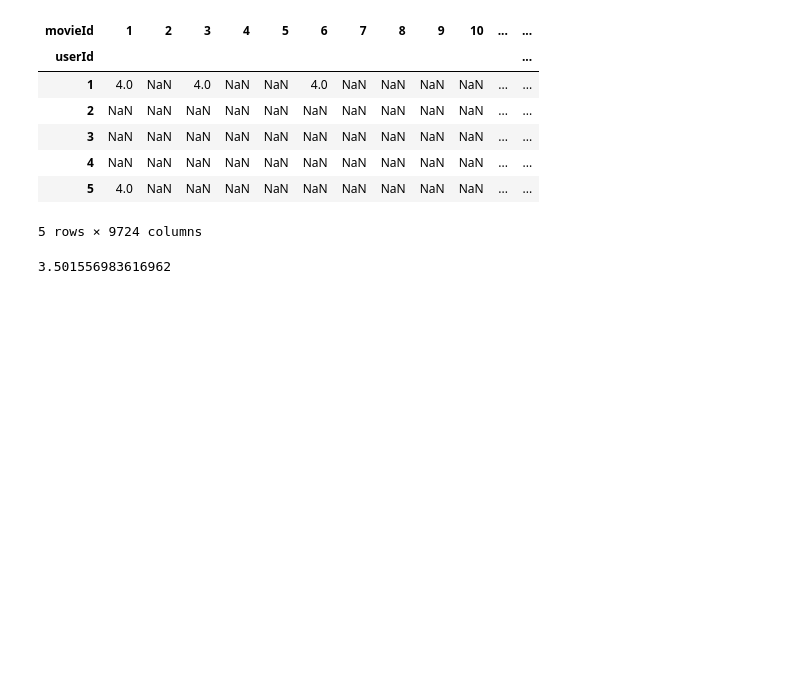
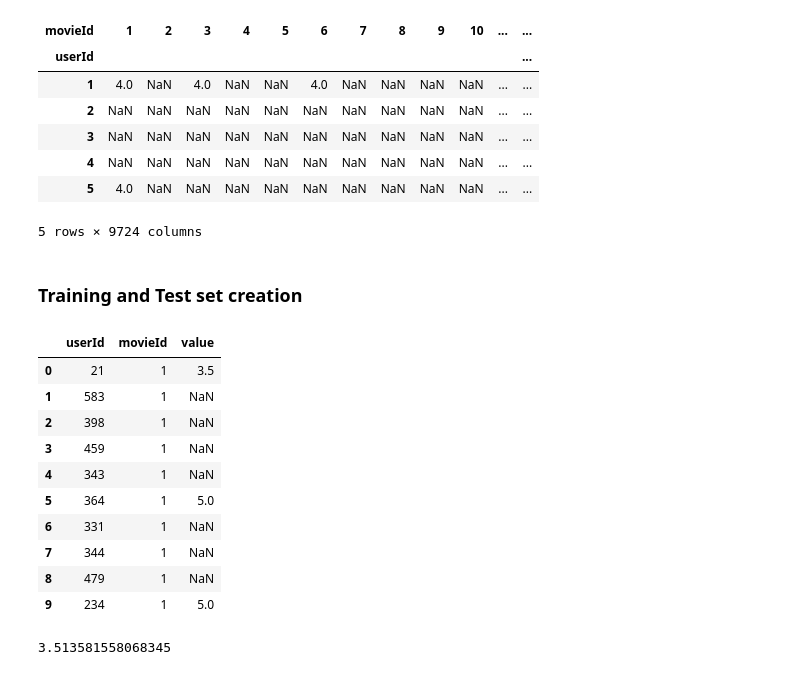
Before and after one commit to mjdacs/data612, a Jupyter notebook: project_3/eda.ipynb, the cells around one changed output. Cells and saved outputs as stored; diff of their text form; code cells hidden in the pictures; blank space fills up the shorter version.

```diff
--- a/project_3/eda.ipynb
+++ b/project_3/eda.ipynb
@@ -100,8 +103,6 @@ ratings_df.head()
 | 4 | NaN | NaN | NaN | NaN | NaN | NaN | NaN | NaN | NaN | NaN | ... | ... |
 | 5 | 4.0 | NaN | NaN | NaN | NaN | NaN | NaN | NaN | NaN | NaN | ... | ... |
 5 rows × 9724 columns
-# %%
-ratings.rating.mean()
-# %% [output]
-3.501556983616962
+# %% [markdown]
+### Training and Test set creation
 # %%
@@ -108,0 +110,21 @@ ratings_train, ratings_test = train_test_split(ratings, test_size=0.2)
+# %%
+df_train = pd.melt(train.reset_index(), id_vars='userId')
+# %%
+df_train.head(10)
+# %% [output]
+|  | userId | movieId | value |
+| 0 | 21 | 1 | 3.5 |
+| 1 | 583 | 1 | NaN |
+| 2 | 398 | 1 | NaN |
+| 3 | 459 | 1 | NaN |
+| 4 | 343 | 1 | NaN |
+| 5 | 364 | 1 | 5.0 |
+| 6 | 331 | 1 | NaN |
+| 7 | 344 | 1 | NaN |
+| 8 | 479 | 1 | NaN |
+| 9 | 234 | 1 | 5.0 |
+# %%
+train_mean = df_train.value.mean()
+train_mean
+# %% [output]
+3.513581558068345
```
Also changed, not shown: parts of 31 cells of this notebook, 1 other file.
